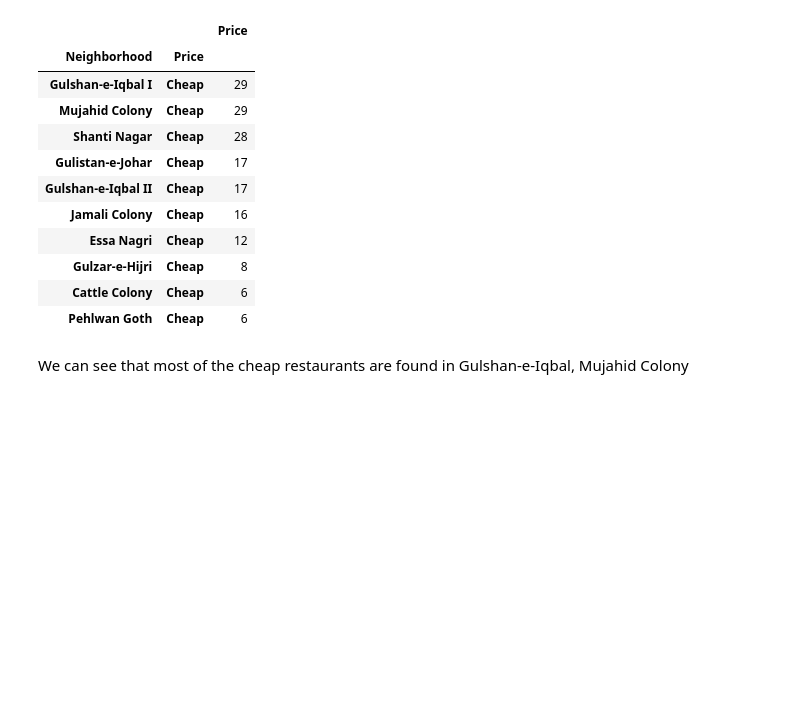
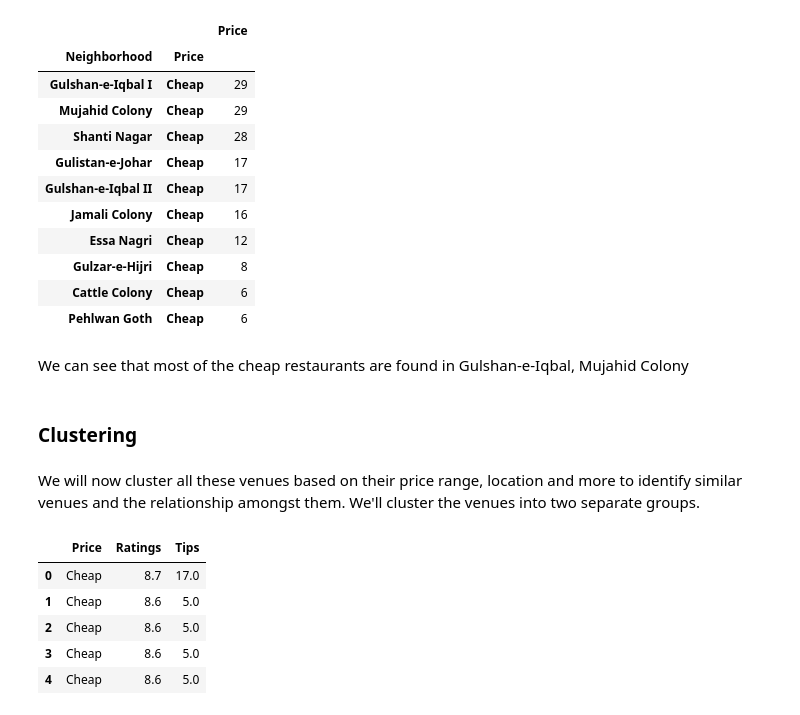
Before and after one commit to aitezazakhtar/ExploringVenues-in-KarachiNeighborhood, a Jupyter notebook: explore-karachi-neighborhood.ipynb, the cells around one changed output. Saved outputs shown, nothing was run; the diff lists cells and outputs as text; code cells hidden in the pictures; blank space fills up the shorter version.

```diff
--- a/explore-karachi-neighborhood.ipynb
+++ b/explore-karachi-neighborhood.ipynb
@@ -829,3 +829,7 @@ khi_merged[khi_merged["Price"] == "Cheap"].groupby('Neighborhood')["Price"].valu
 | Pehlwan Goth | Cheap | 6 |
 # %% [markdown]
 We can see that most of the cheap restaurants are found in Gulshan-e-Iqbal, Mujahid Colony
+# %% [markdown]
+### Clustering
+# %% [markdown]
+We will now cluster all these venues based on their price range, location and more to identify similar venues and the relationship amongst them. We'll cluster the venues into two separate groups.
@@ -831,0 +842,9 @@ We can see that most of the cheap restaurants are found in Gulshan-e-Iqbal, Muja
+# %%
+khi_cluster.head()
+# %% [output]
+|  | Price | Ratings | Tips |
+| 0 | Cheap | 8.7 | 17.0 |
+| 1 | Cheap | 8.6 | 5.0 |
+| 2 | Cheap | 8.6 | 5.0 |
+| 3 | Cheap | 8.6 | 5.0 |
+| 4 | Cheap | 8.6 | 5.0 |
```
Also changed, not shown: parts of 12 cells of this notebook.
